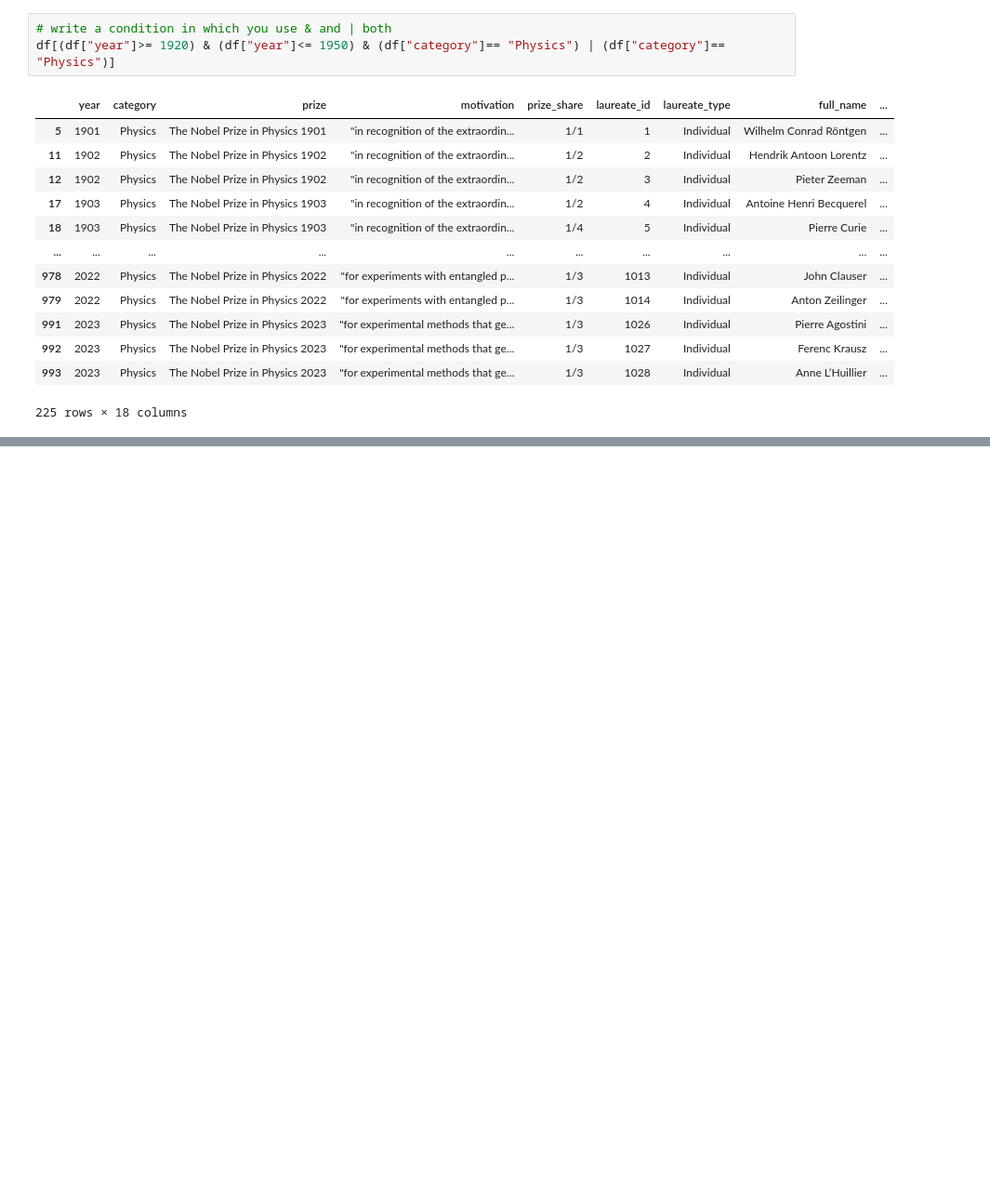
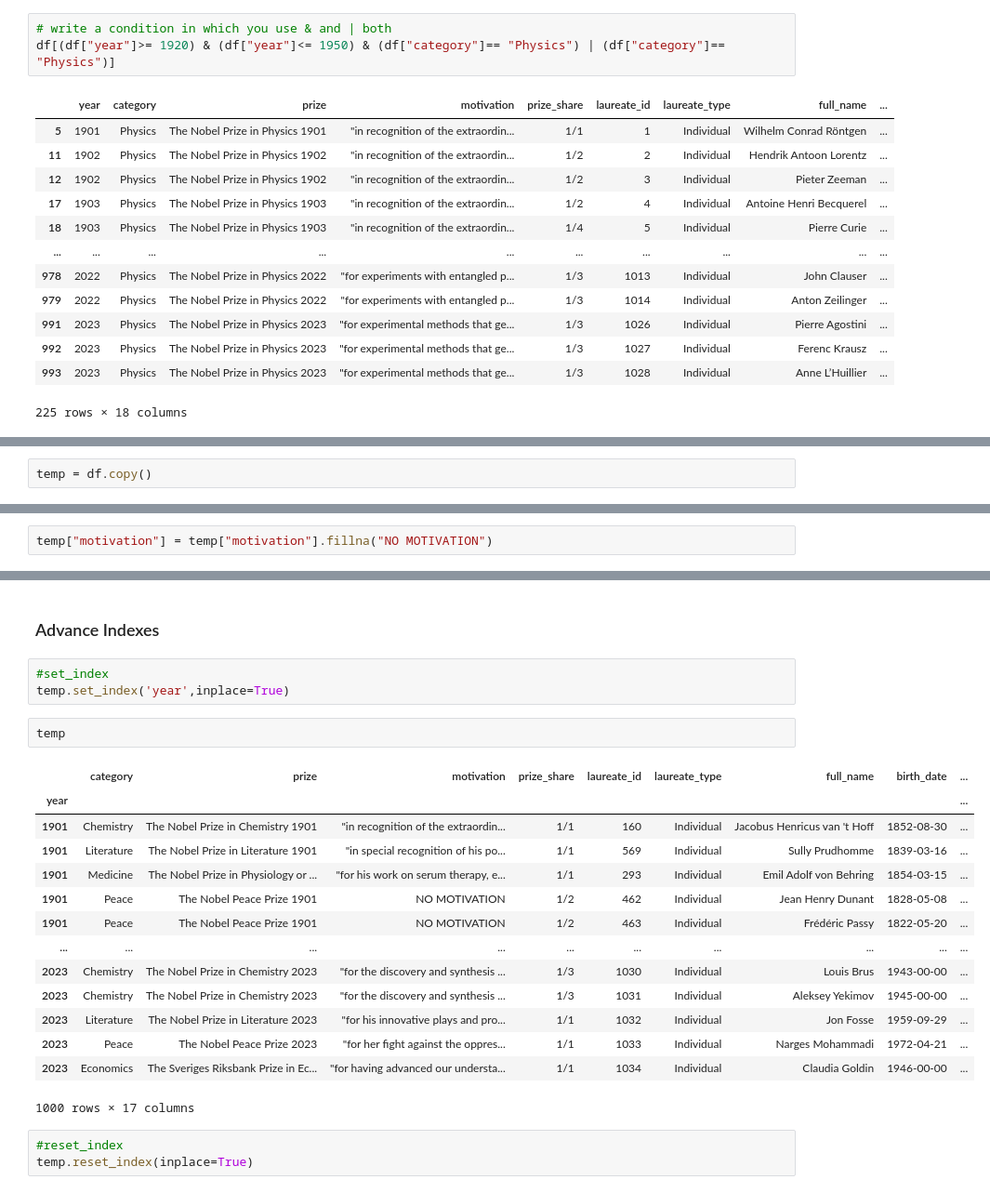
Before and after one commit to aminsadruddin/Pandas-Classes-, a Jupyter notebook: Pandas_.ipynb, the cells around one changed output, grey strips where cells are left out. Shown at 93% size. Drawn from its saved outputs; the diff is of its cells as text; blank space fills up the shorter version.

```diff
--- a/Pandas_.ipynb
+++ b/Pandas_.ipynb
@@ -1034,0 +1563,2 @@ df[(df["year"]>= 1920) & (df["year"]<= 1950) & (df["category"]== "Physics") | (d
+# %%
+temp = df.copy()
@@ -1034,0 +1694,2 @@ df[(df["year"]>= 1920) & (df["year"]<= 1950) & (df["category"]== "Physics") | (d
+# %%
+temp["motivation"] = temp["motivation"].fillna("NO MOTIVATION")
@@ -1034,0 +2264,25 @@ df[(df["year"]>= 1920) & (df["year"]<= 1950) & (df["category"]== "Physics") | (d
+# %% [markdown]
+### Advance Indexes
+# %%
+#set_index
+temp.set_index('year',inplace=True)
+# %%
+temp
+# %% [output]
+|  | category | prize | motivation | prize_share | laureate_id | laureate_type | full_name | birth_date | ... |
+| year |  |  |  |  |  |  |  |  | ... |
+| 1901 | Chemistry | The Nobel Prize in Chemistry 1901 | "in recognition of the extraordin... | 1/1 | 160 | Individual | Jacobus Henricus van 't Hoff | 1852-08-30 | ... |
+| 1901 | Literature | The Nobel Prize in Literature 1901 | "in special recognition of his po... | 1/1 | 569 | Individual | Sully Prudhomme | 1839-03-16 | ... |
+| 1901 | Medicine | The Nobel Prize in Physiology or ... | "for his work on serum therapy, e... | 1/1 | 293 | Individual | Emil Adolf von Behring | 1854-03-15 | ... |
+| 1901 | Peace | The Nobel Peace Prize 1901 | NO MOTIVATION | 1/2 | 462 | Individual | Jean Henry Dunant | 1828-05-08 | ... |
+| 1901 | Peace | The Nobel Peace Prize 1901 | NO MOTIVATION | 1/2 | 463 | Individual | Frédéric Passy | 1822-05-20 | ... |
+| ... | ... | ... | ... | ... | ... | ... | ... | ... | ... |
+| 2023 | Chemistry | The Nobel Prize in Chemistry 2023 | "for the discovery and synthesis ... | 1/3 | 1030 | Individual | Louis Brus | 1943-00-00 | ... |
+| 2023 | Chemistry | The Nobel Prize in Chemistry 2023 | "for the discovery and synthesis ... | 1/3 | 1031 | Individual | Aleksey Yekimov | 1945-00-00 | ... |
+| 2023 | Literature | The Nobel Prize in Literature 2023 | "for his innovative plays and pro... | 1/1 | 1032 | Individual | Jon Fosse | 1959-09-29 | ... |
+| 2023 | Peace | The Nobel Peace Prize 2023 | "for her fight against the oppres... | 1/1 | 1033 | Individual | Narges Mohammadi | 1972-04-21 | ... |
+| 2023 | Economics | The Sveriges Riksbank Prize in Ec... | "for having advanced our understa... | 1/1 | 1034 | Individual | Claudia Goldin | 1946-00-00 | ... |
+1000 rows × 17 columns
+# %%
+#reset_index
+temp.reset_index(inplace=True)
```
Also changed, not shown: parts of 232 cells of this notebook.
